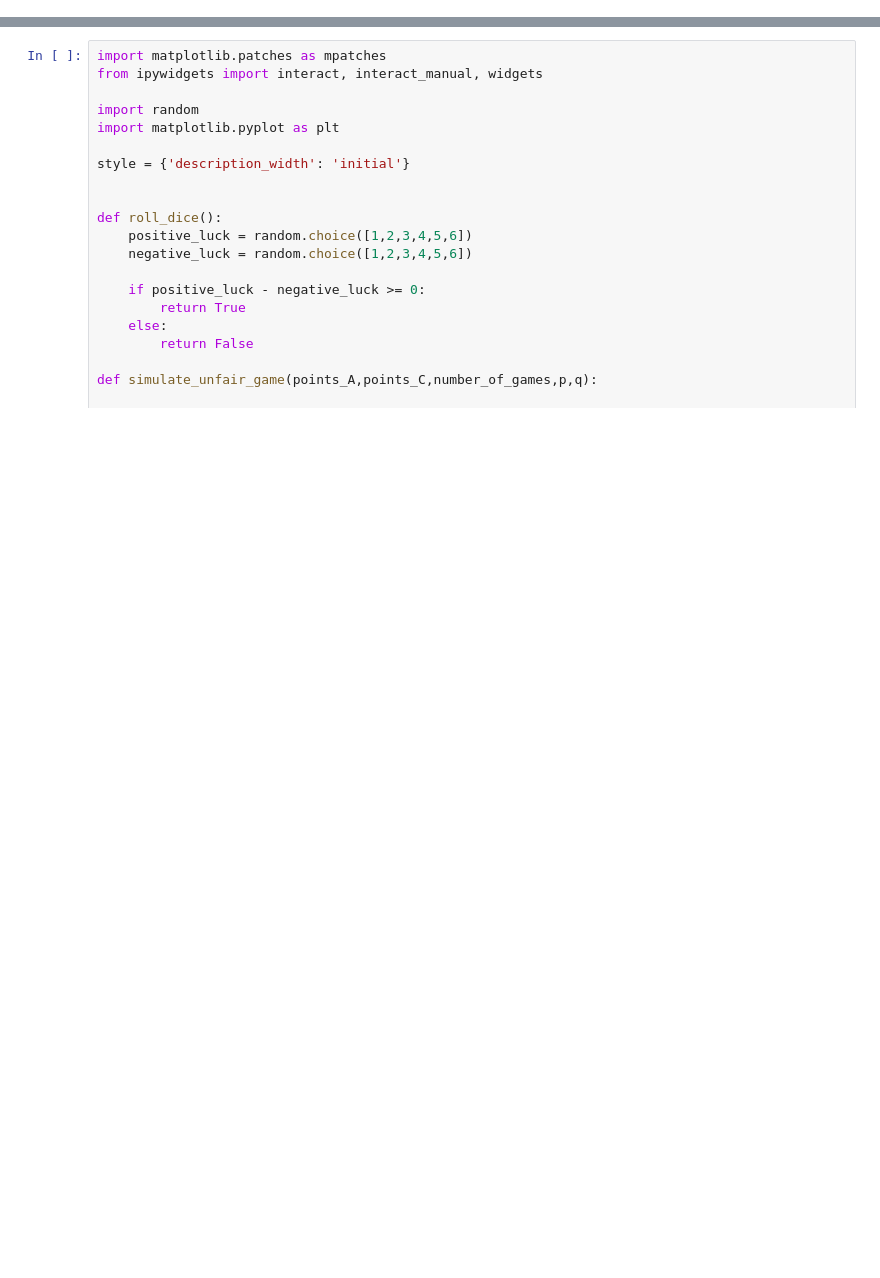
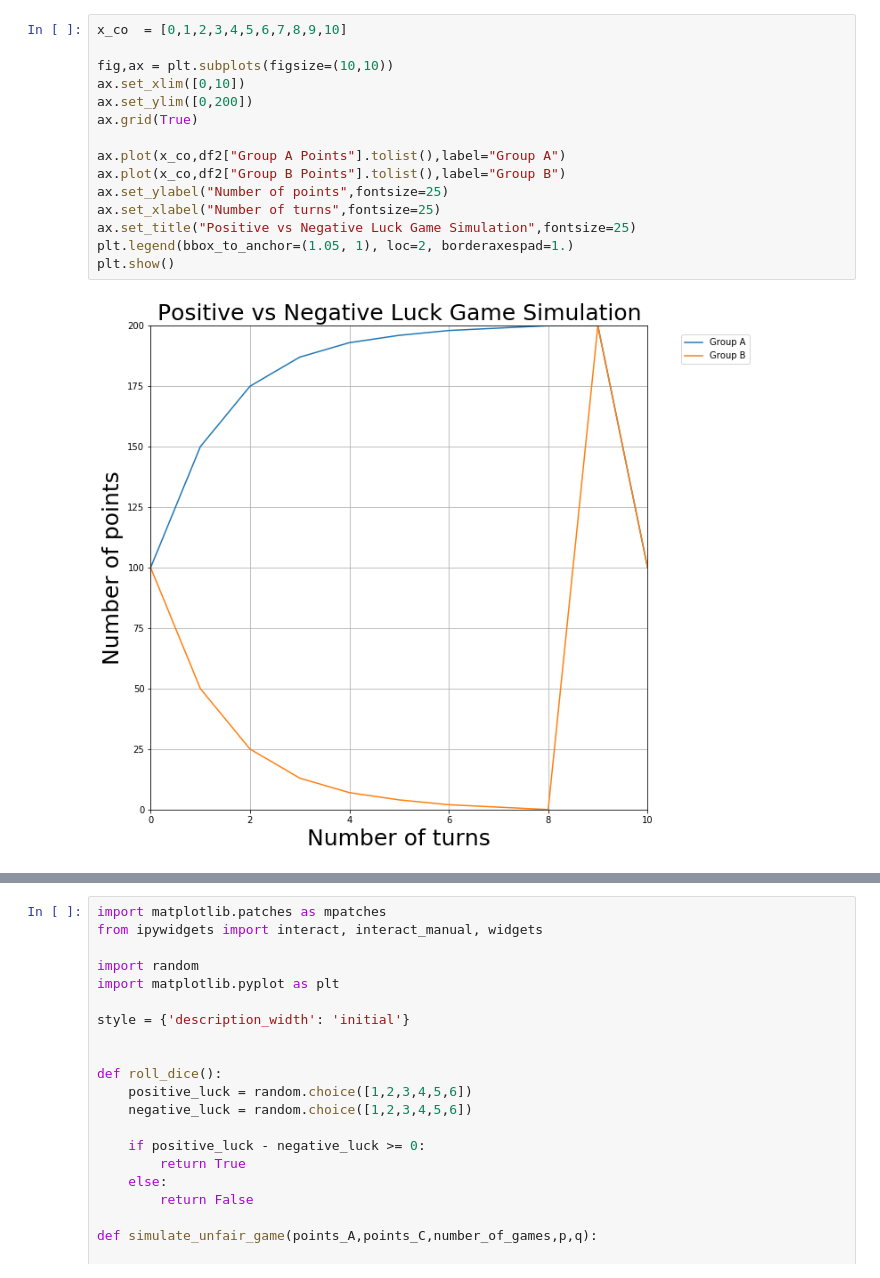
Before and after one commit to lfunderburk/UnfairDiceGame, a Jupyter notebook: UBCJan212020_Lecture/Social Justice and Computational Thinking.ipynb, the cells around one changed output, grey strips where cells are left out. Drawn from its saved outputs; the diff is of its cells as text; blank space fills up the shorter version.

```diff
--- a/UBCJan212020_Lecture/Social Justice and Computational Thinking.ipynb
+++ b/UBCJan212020_Lecture/Social Justice and Computational Thinking.ipynb
@@ -29,0 +154,17 @@ In this workshop participants will have an opportunity to learn basic programmin
+# %%
+x_co  = [0,1,2,3,4,5,6,7,8,9,10]
+
+fig,ax = plt.subplots(figsize=(10,10))
+ax.set_xlim([0,10])
+ax.set_ylim([0,200])
+ax.grid(True)
+
+ax.plot(x_co,df2["Group A Points"].tolist(),label="Group A")
+ax.plot(x_co,df2["Group B Points"].tolist(),label="Group B")
+ax.set_ylabel("Number of points",fontsize=25)
+ax.set_xlabel("Number of turns",fontsize=25)
+ax.set_title("Positive vs Negative Luck Game Simulation",fontsize=25)
+plt.legend(bbox_to_anchor=(1.05, 1), loc=2, borderaxespad=1.)
+plt.show()
+# %% [output]
+[figure, added]
```
Also changed, not shown: parts of 17 cells of this notebook, 1 other file.
